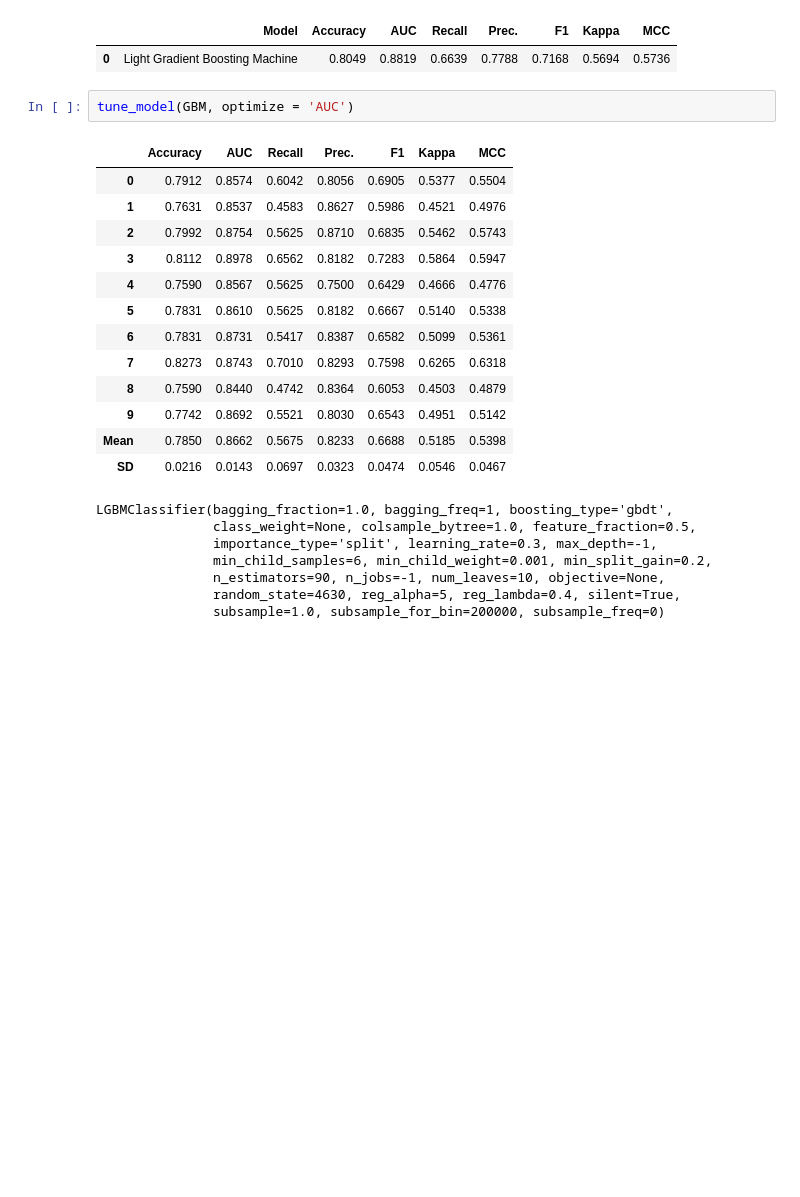
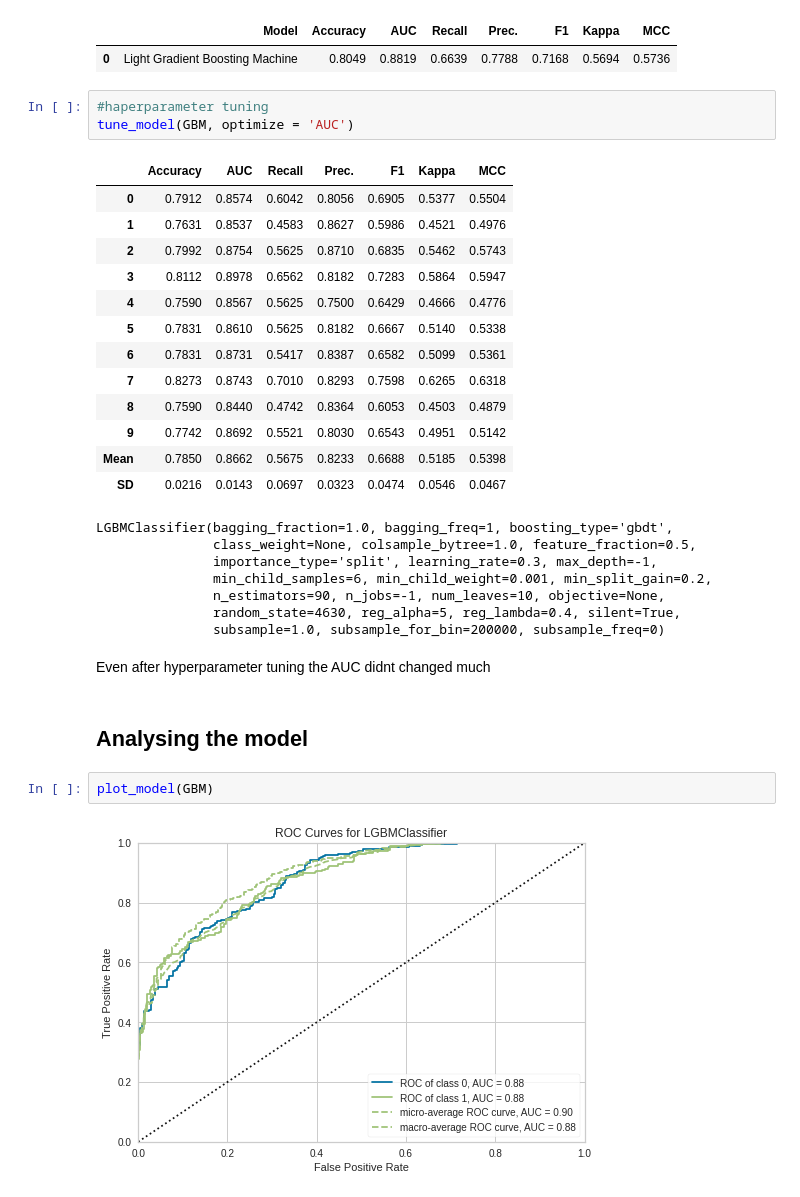
Before and after one commit to gyana-ranjan-dash/water-potability, a Jupyter notebook: water_probability.ipynb, the cells around one changed output. Saved outputs shown, nothing was run; the diff lists cells and outputs as text; blank space fills up the shorter version.

```diff
--- a/water_probability.ipynb
+++ b/water_probability.ipynb
@@ -275,6 +300,7 @@ result = predict_model(GBM)
 |  | Model | Accuracy | AUC | Recall | Prec. | F1 | Kappa | MCC |
 | 0 | Light Gradient Boosting Machine | 0.8049 | 0.8819 | 0.6639 | 0.7788 | 0.7168 | 0.5694 | 0.5736 |
 # %%
+#haperparameter tuning
 tune_model(GBM, optimize = 'AUC')
 # %% [output]
 |  | Accuracy | AUC | Recall | Prec. | F1 | Kappa | MCC |
@@ -297,3 +323,11 @@ LGBMClassifier(bagging_fraction=1.0, bagging_freq=1, boosting_type='gbdt',
                n_estimators=90, n_jobs=-1, num_leaves=10, objective=None,
                random_state=4630, reg_alpha=5, reg_lambda=0.4, silent=True,
                subsample=1.0, subsample_for_bin=200000, subsample_freq=0)
+# %% [markdown]
+Even after hyperparameter tuning the AUC didnt changed much
+# %% [markdown]
+## **Analysing the model**
+# %%
+plot_model(GBM)
+# %% [output]
+[figure, added]
```
Also changed, not shown: parts of 12 cells of this notebook.
